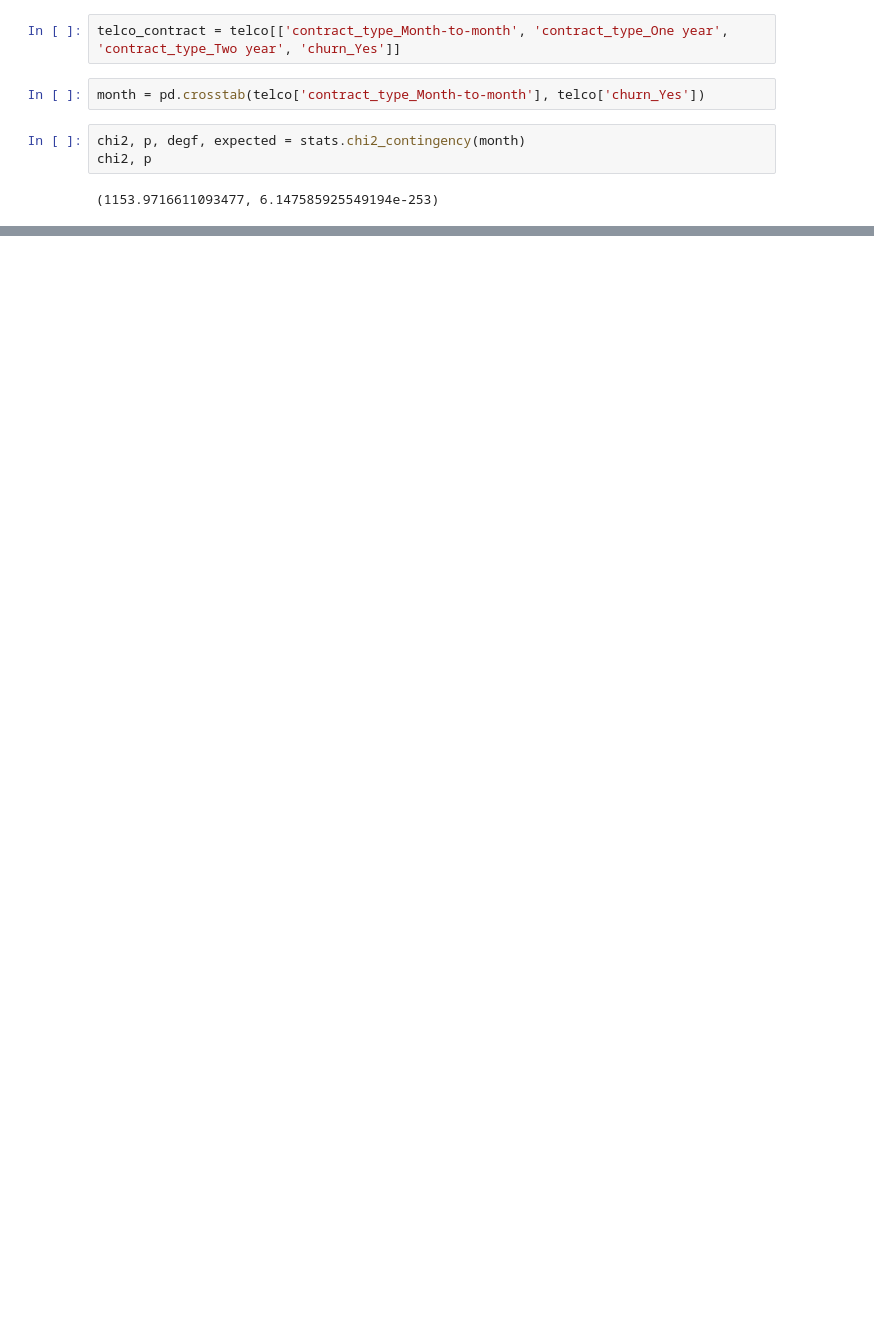
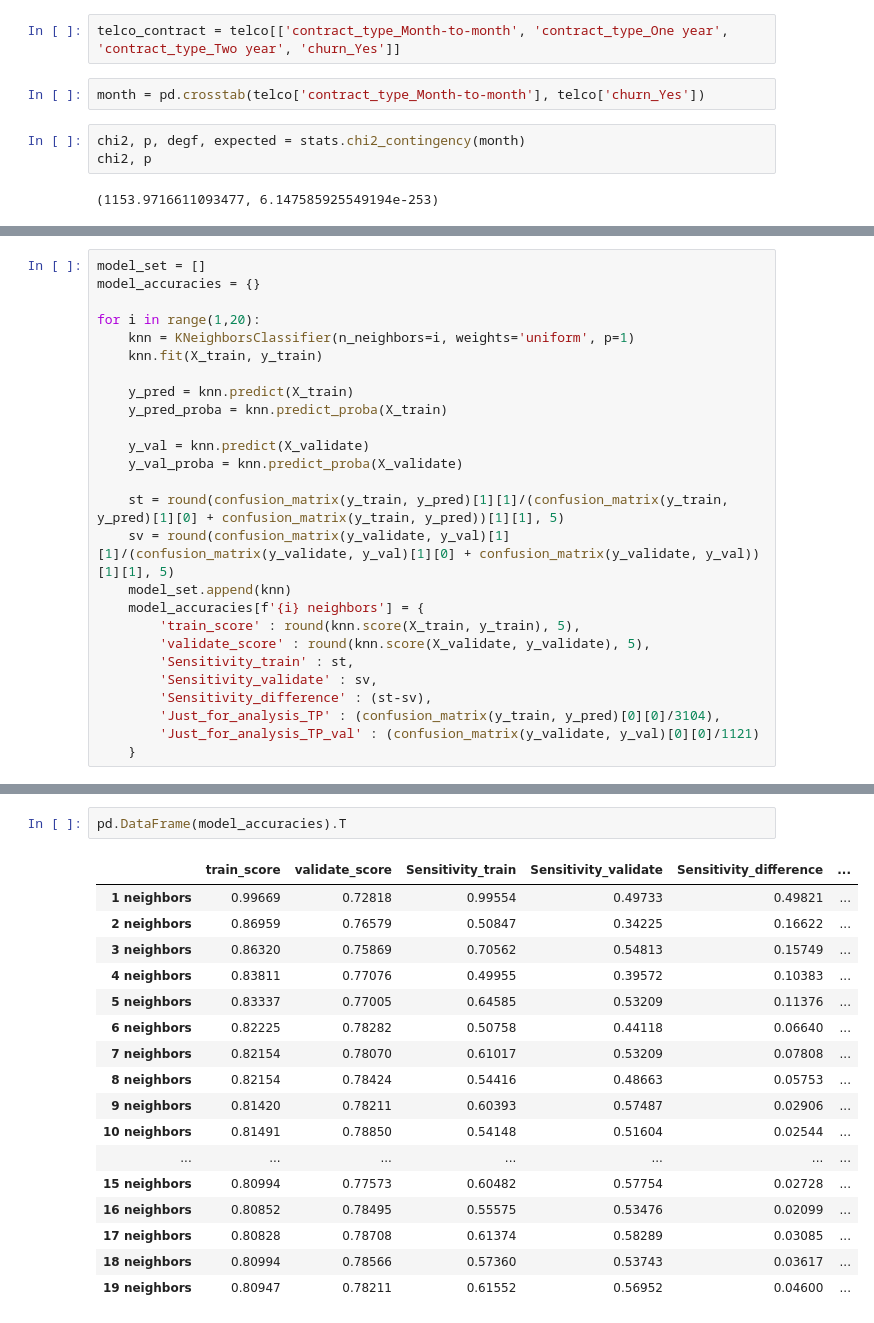
Before and after one commit to Alfred-W-S-Pirovits-Jr/classification-exercises, a Jupyter notebook: project_collect.ipynb, the cells around one changed output, grey strips where cells are left out. Cells and saved outputs as stored; diff of their text form; blank space fills up the shorter version.

```diff
--- a/project_collect.ipynb
+++ b/project_collect.ipynb
@@ -178,0 +420,26 @@ Exception: Not valid dataset name and no similar found! Try: data() to see avail
+# %%
+model_set = []
+model_accuracies = {}
+
+for i in range(1,20):
+    knn = KNeighborsClassifier(n_neighbors=i, weights='uniform', p=1)
+    knn.fit(X_train, y_train)
+
+    y_pred = knn.predict(X_train)
+    y_pred_proba = knn.predict_proba(X_train)
+
+    y_val = knn.predict(X_validate)
+    y_val_proba = knn.predict_proba(X_validate)
+
+    st = round(confusion_matrix(y_train, y_pred)[1][1]/(confusion_matrix(y_train, y_pred)[1][0] + confusion_matrix(y_train, y_pred))[1][1], 5)
+    sv = round(confusion_matrix(y_validate, y_val)[1][1]/(confusion_matrix(y_validate, y_val)[1][0] + confusion_matrix(y_validate, y_val))[1][1], 5)
+    model_set.append(knn)
+    model_accuracies[f'{i} neighbors'] = {
+        'train_score' : round(knn.score(X_train, y_train), 5),
+        'validate_score' : round(knn.score(X_validate, y_validate), 5),
+        'Sensitivity_train' : st,
+        'Sensitivity_validate' : sv,
+        'Sensitivity_difference' : (st-sv),
+        'Just_for_analysis_TP' : (confusion_matrix(y_train, y_pred)[0][0]/3104),
+        'Just_for_analysis_TP_val' : (confusion_matrix(y_validate, y_val)[0][0]/1121)
+    }
@@ -178,0 +488,20 @@ Exception: Not valid dataset name and no similar found! Try: data() to see avail
+# %%
+pd.DataFrame(model_accuracies).T
+# %% [output]
+|  | train_score | validate_score | Sensitivity_train | Sensitivity_validate | Sensitivity_difference | ... |
+| 1 neighbors | 0.99669 | 0.72818 | 0.99554 | 0.49733 | 0.49821 | ... |
+| 2 neighbors | 0.86959 | 0.76579 | 0.50847 | 0.34225 | 0.16622 | ... |
+| 3 neighbors | 0.86320 | 0.75869 | 0.70562 | 0.54813 | 0.15749 | ... |
+| 4 neighbors | 0.83811 | 0.77076 | 0.49955 | 0.39572 | 0.10383 | ... |
+| 5 neighbors | 0.83337 | 0.77005 | 0.64585 | 0.53209 | 0.11376 | ... |
+| 6 neighbors | 0.82225 | 0.78282 | 0.50758 | 0.44118 | 0.06640 | ... |
+| 7 neighbors | 0.82154 | 0.78070 | 0.61017 | 0.53209 | 0.07808 | ... |
+| 8 neighbors | 0.82154 | 0.78424 | 0.54416 | 0.48663 | 0.05753 | ... |
+| 9 neighbors | 0.81420 | 0.78211 | 0.60393 | 0.57487 | 0.02906 | ... |
+| 10 neighbors | 0.81491 | 0.78850 | 0.54148 | 0.51604 | 0.02544 | ... |
+| ... | ... | ... | ... | ... | ... | ... |
+| 15 neighbors | 0.80994 | 0.77573 | 0.60482 | 0.57754 | 0.02728 | ... |
+| 16 neighbors | 0.80852 | 0.78495 | 0.55575 | 0.53476 | 0.02099 | ... |
+| 17 neighbors | 0.80828 | 0.78708 | 0.61374 | 0.58289 | 0.03085 | ... |
+| 18 neighbors | 0.80994 | 0.78566 | 0.57360 | 0.53743 | 0.03617 | ... |
+| 19 neighbors | 0.80947 | 0.78211 | 0.61552 | 0.56952 | 0.04600 | ... |
```
Also changed, not shown: parts of 50 cells of this notebook.
